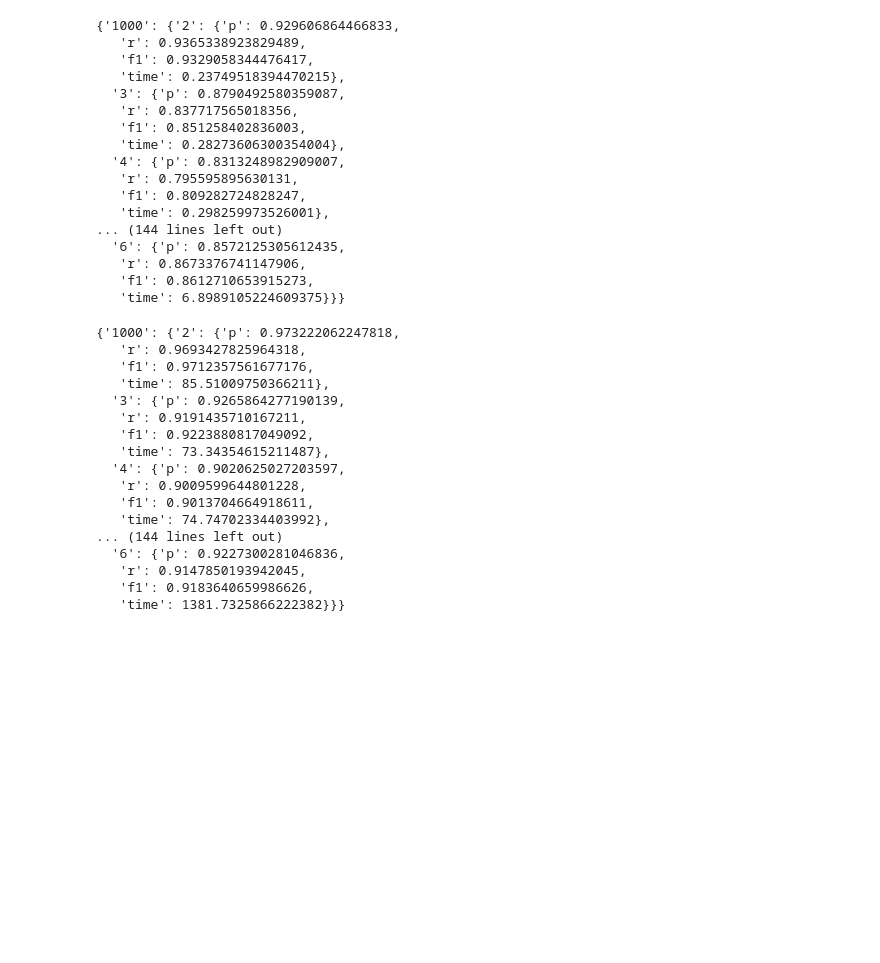
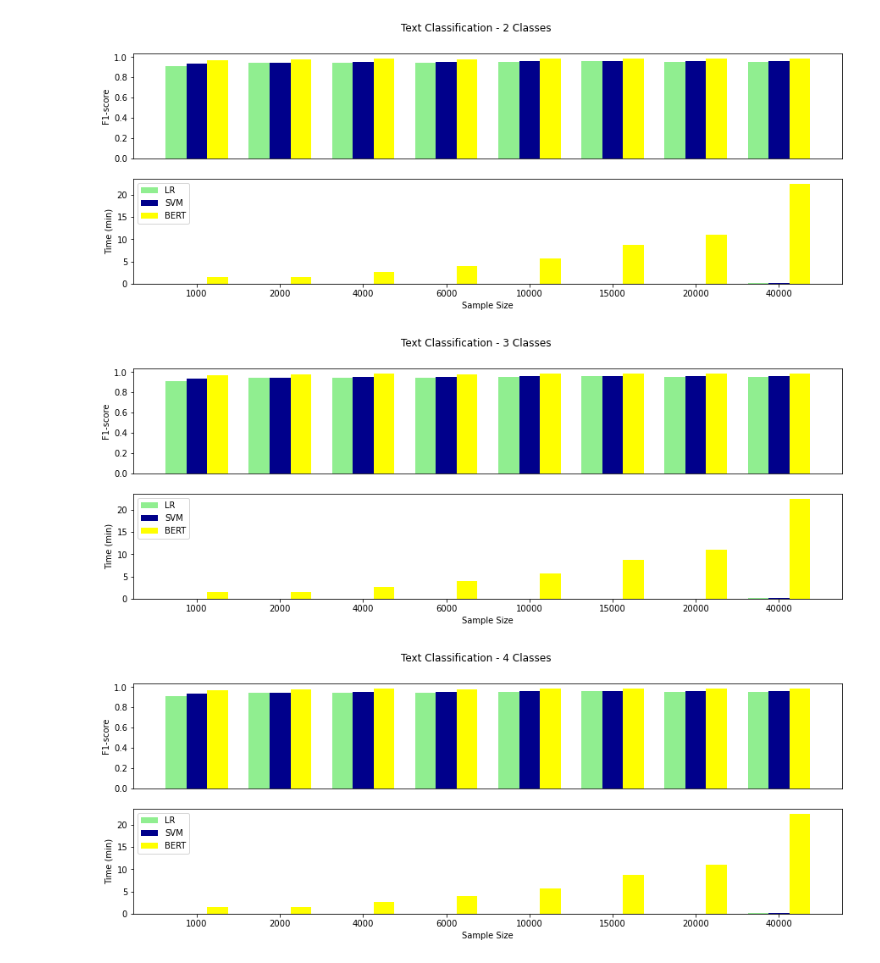
Before and after one commit to oriolgarrobe/Lyrics-classification-with-Transformers, a Jupyter notebook: Plots.ipynb, the cells around one changed output. Cells and saved outputs as stored; diff of their text form; code cells hidden in the pictures; blank space fills up the shorter version.

Commit message:
plots saved

```diff
--- a/Plots.ipynb
+++ b/Plots.ipynb
@@ -37,40 +17,37 @@ lr_performance
-# %%
-svm_performance
-# %% [output]
-{'1000': {'2': {'p': 0.929606864466833,
-   'r': 0.9365338923829489,
-   'f1': 0.9329058344476417,
-   'time': 0.23749518394470215},
-  '3': {'p': 0.8790492580359087,
-   'r': 0.837717565018356,
-   'f1': 0.851258402836003,
-   'time': 0.28273606300354004},
-  '4': {'p': 0.8313248982909007,
-   'r': 0.795595895630131,
-   'f1': 0.809282724828247,
-   'time': 0.298259973526001},
-... (144 lines left out)
-  '6': {'p': 0.8572125305612435,
-   'r': 0.8673376741147906,
-   'f1': 0.8612710653915273,
-   'time': 6.8989105224609375}}}
-# %%
-bert_performance
-# %% [output]
-{'1000': {'2': {'p': 0.973222062247818,
-   'r': 0.9693427825964318,
-   'f1': 0.9712357561677176,
-   'time': 85.51009750366211},
-  '3': {'p': 0.9265864277190139,
-   'r': 0.9191435710167211,
-   'f1': 0.9223880817049092,
-   'time': 73.34354615211487},
-  '4': {'p': 0.9020625027203597,
-   'r': 0.9009599644801228,
-   'f1': 0.9013704664918611,
-   'time': 74.74702334403992},
-... (144 lines left out)
-  '6': {'p': 0.9227300281046836,
-   'r': 0.9147850193942045,
-   'f1': 0.9183640659986626,
-   'time': 1381.7325866222382}}}
+# %%
+# Create arrays for plotting Results
+
+sample_size = ['1000', '2000', '4000', '6000', '10000', '15000', '20000', '40000']
+class_size = ['2', '3', '4', '5', '6']
+# %%
+from helper_functions import plot_comp
+
+# Create plot for each classification task based on number of classes
+
+for nclass in class_size:
+
+    # Allocate memory for f1 and time arrays
+    f1 = np.zeros(24).reshape(3,8)
+    time = np.zeros(24).reshape(3,8)
+
+    counter = 0
+
+    for size in sample_size:
+        for model in range(3):
+            if model==0:
+                f1[model][counter]=lr_performance[size]['2']['f1']
+                time[model][counter]=lr_performance[size]['2']['time']
+            elif model==1:
+                f1[model][counter]=svm_performance[size]['2']['f1']
+                time[model][counter]=svm_performance[size]['2']['time']
+            else:
+                f1[model][counter]=bert_performance[size]['2']['f1']
+                time[model][counter]=bert_performance[size]['2']['time']
+        counter += 1
+
+    # Function that shows and stores the plot for each number of classes
+    plot_comp(f1, time, int(nclass))
+# %% [output]
+[figure, added]
+[figure, added]
+[figure, added]
```
Also changed, not shown: parts of 2 cells of this notebook, 6 other files.
